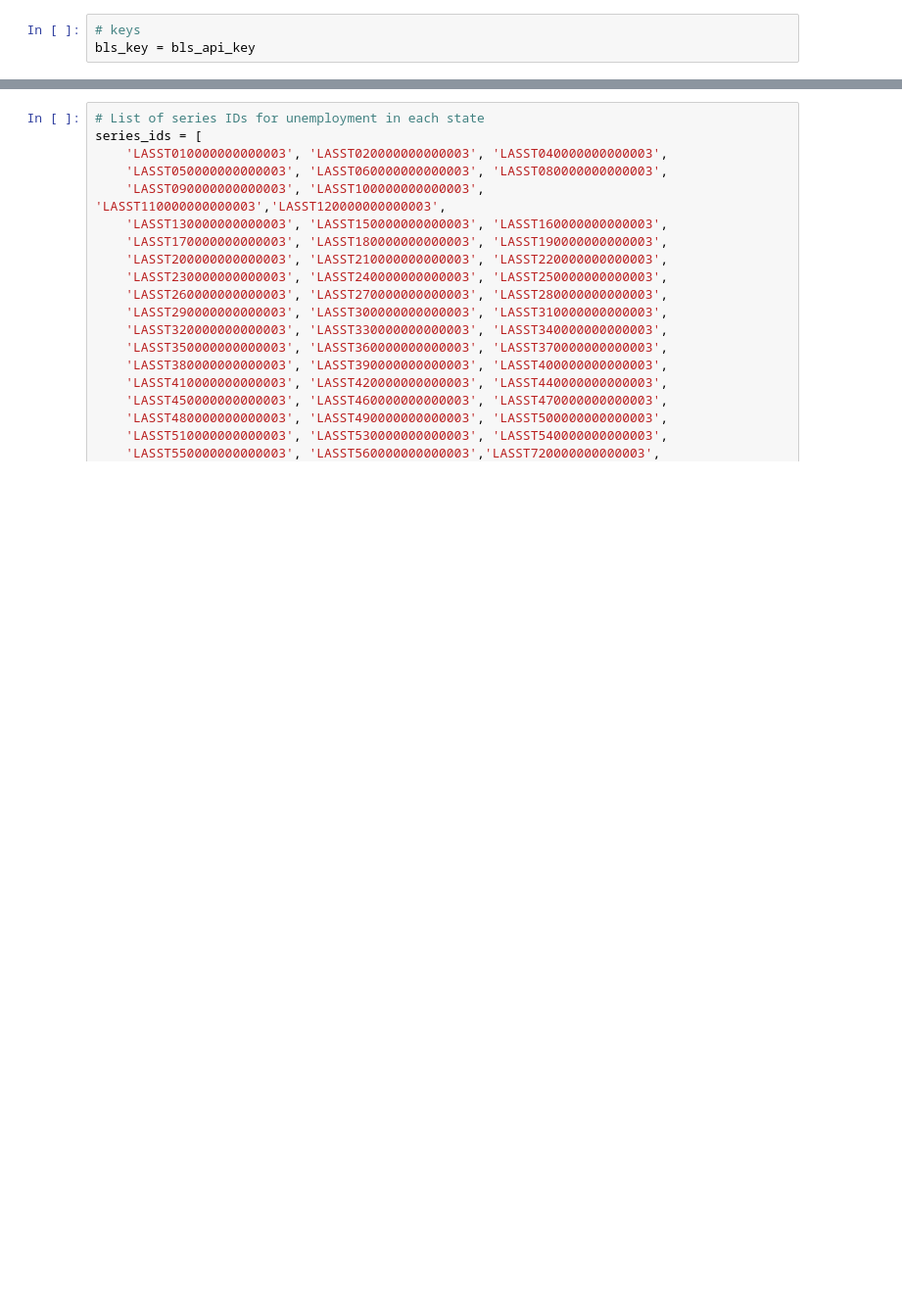
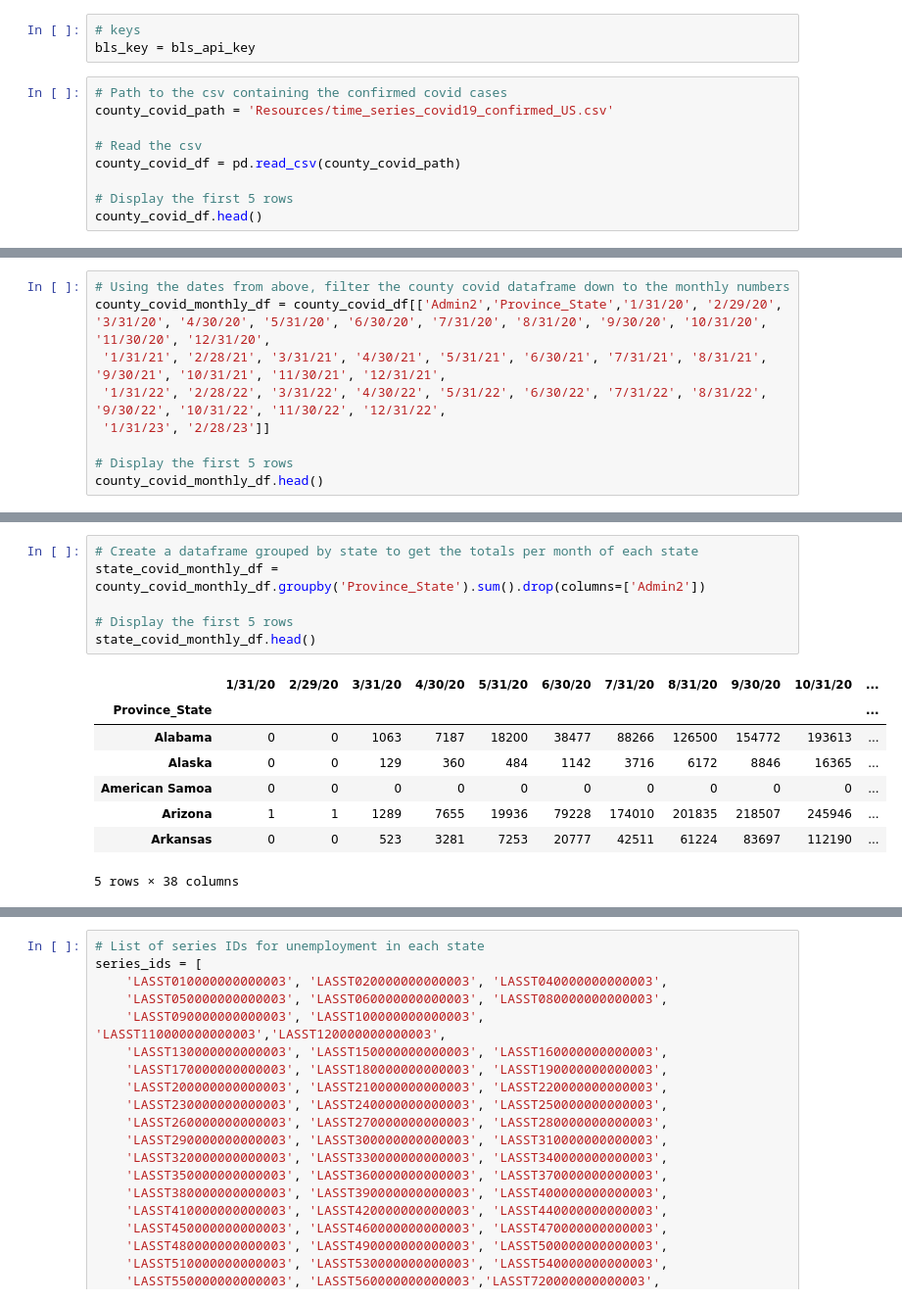
Before and after one commit to bburwinkel0721/Covid-Econ-Trends-Dashboard, a Jupyter notebook: ETL.ipynb, the cells around one changed output, grey strips where cells are left out. Shown at 98% size. Saved outputs shown, nothing was run; the diff lists cells and outputs as text; blank space fills up the shorter version.

```diff
--- a/ETL.ipynb
+++ b/ETL.ipynb
@@ -13,3 +15,12 @@ from pprint import pprint
 # %%
 # keys
 bls_key = bls_api_key
+# %%
+# Path to the csv containing the confirmed covid cases
+county_covid_path = 'Resources/time_series_covid19_confirmed_US.csv'
+
+# Read the csv
+county_covid_df = pd.read_csv(county_covid_path)
+
+# Display the first 5 rows
+county_covid_df.head()
@@ -15,0 +82,9 @@ bls_key = bls_api_key
+# %%
+# Using the dates from above, filter the county covid dataframe down to the monthly numbers
+county_covid_monthly_df = county_covid_df[['Admin2','Province_State','1/31/20', '2/29/20', '3/31/20', '4/30/20', '5/31/20', '6/30/20', '7/31/20', '8/31/20', '9/30/20', '10/31/20', '11/30/20', '12/31/20',
+ '1/31/21', '2/28/21', '3/31/21', '4/30/21', '5/31/21', '6/30/21', '7/31/21', '8/31/21', '9/30/21', '10/31/21', '11/30/21', '12/31/21',
+ '1/31/22', '2/28/22', '3/31/22', '4/30/22', '5/31/22', '6/30/22', '7/31/22', '8/31/22', '9/30/22', '10/31/22', '11/30/22', '12/31/22',
+ '1/31/23', '2/28/23']]
+
+# Display the first 5 rows
+county_covid_monthly_df.head()
@@ -15,0 +99,15 @@ bls_key = bls_api_key
+# %%
+# Create a dataframe grouped by state to get the totals per month of each state
+state_covid_monthly_df = county_covid_monthly_df.groupby('Province_State').sum().drop(columns=['Admin2'])
+
+# Display the first 5 rows
+state_covid_monthly_df.head()
+# %% [output]
+|  | 1/31/20 | 2/29/20 | 3/31/20 | 4/30/20 | 5/31/20 | 6/30/20 | 7/31/20 | 8/31/20 | 9/30/20 | 10/31/20 | ... |
+| Province_State |  |  |  |  |  |  |  |  |  |  | ... |
+| Alabama | 0 | 0 | 1063 | 7187 | 18200 | 38477 | 88266 | 126500 | 154772 | 193613 | ... |
+| Alaska | 0 | 0 | 129 | 360 | 484 | 1142 | 3716 | 6172 | 8846 | 16365 | ... |
+| American Samoa | 0 | 0 | 0 | 0 | 0 | 0 | 0 | 0 | 0 | 0 | ... |
+| Arizona | 1 | 1 | 1289 | 7655 | 19936 | 79228 | 174010 | 201835 | 218507 | 245946 | ... |
+| Arkansas | 0 | 0 | 523 | 3281 | 7253 | 20777 | 42511 | 61224 | 83697 | 112190 | ... |
+5 rows × 38 columns
```
Also changed, not shown: parts of 16 cells of this notebook, 4 other files.
